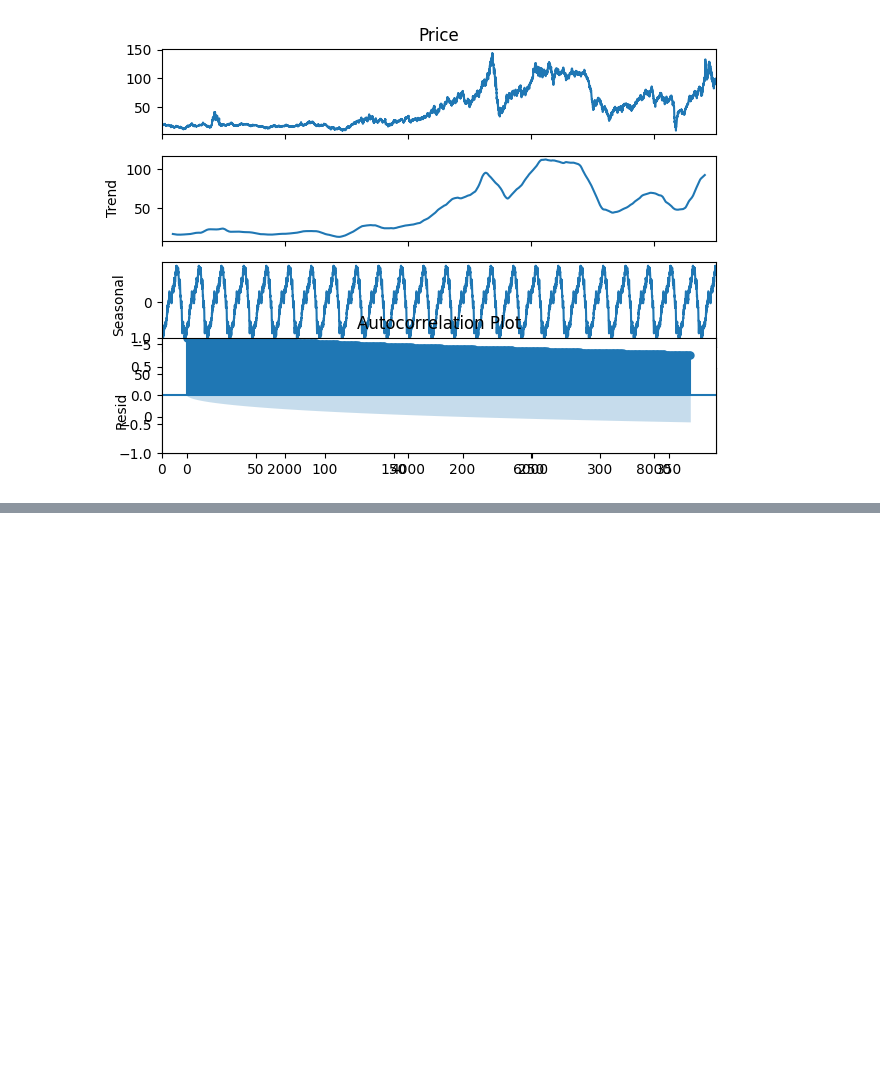
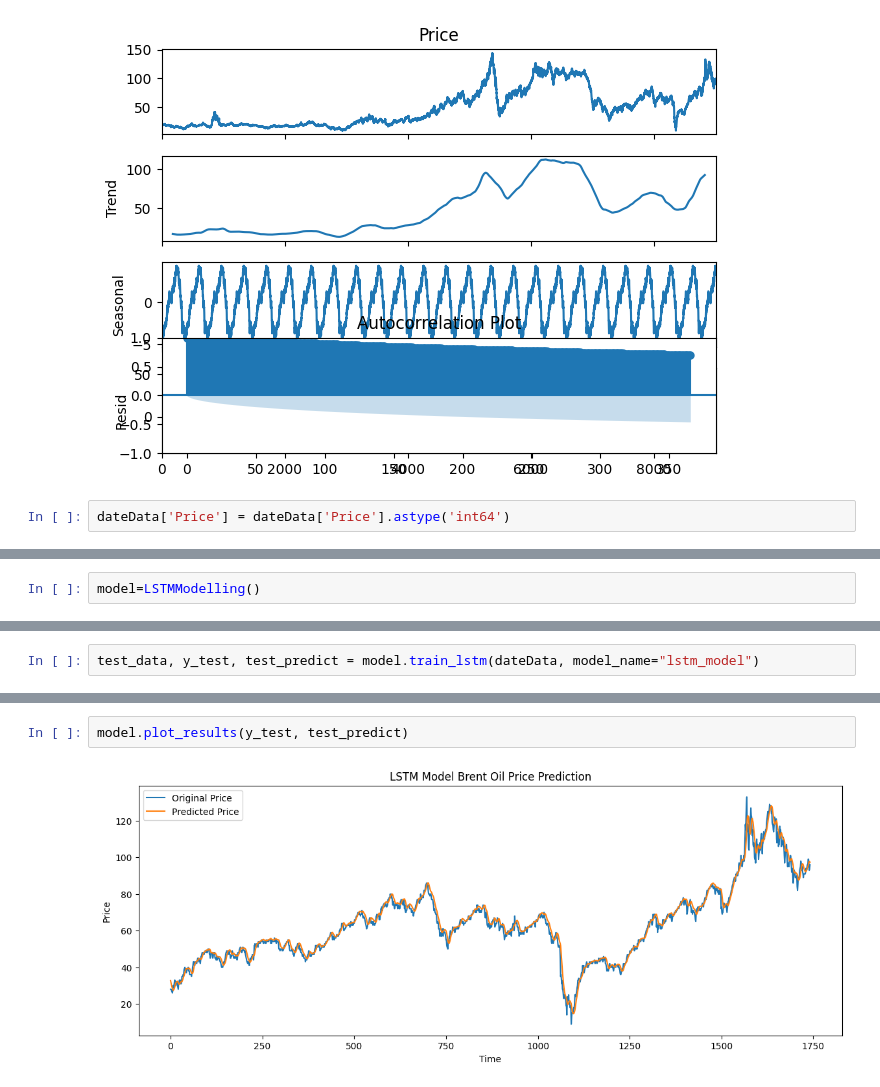
Before and after one commit to yerosan/Oil_Analysis_Project, a Jupyter notebook: notebooks/Perprocessing.ipynb, the cells around one changed output, grey strips where cells are left out. Drawn from its saved outputs; the diff is of its cells as text; blank space fills up the shorter version.

Commit message:
lst model building

```diff
--- a/notebooks/Perprocessing.ipynb
+++ b/notebooks/Perprocessing.ipynb
@@ -130,3 +131,5 @@ timeSeries.visualize_time_series(dataPreparing)
 # %% [output]
 [figure]
 [figure]
+# %%
+dateData['Price'] = dateData['Price'].astype('int64')
@@ -132,0 +159,2 @@ timeSeries.visualize_time_series(dataPreparing)
+# %%
+model=LSTMModelling()
@@ -132,0 +182,2 @@ timeSeries.visualize_time_series(dataPreparing)
+# %%
+test_data, y_test, test_predict = model.train_lstm(dateData, model_name="lstm_model")
@@ -132,0 +275,4 @@ timeSeries.visualize_time_series(dataPreparing)
+# %%
+model.plot_results(y_test, test_predict)
+# %% [output]
+[figure, added]
```
Also changed, not shown: parts of 15 cells of this notebook, 2 other files.
